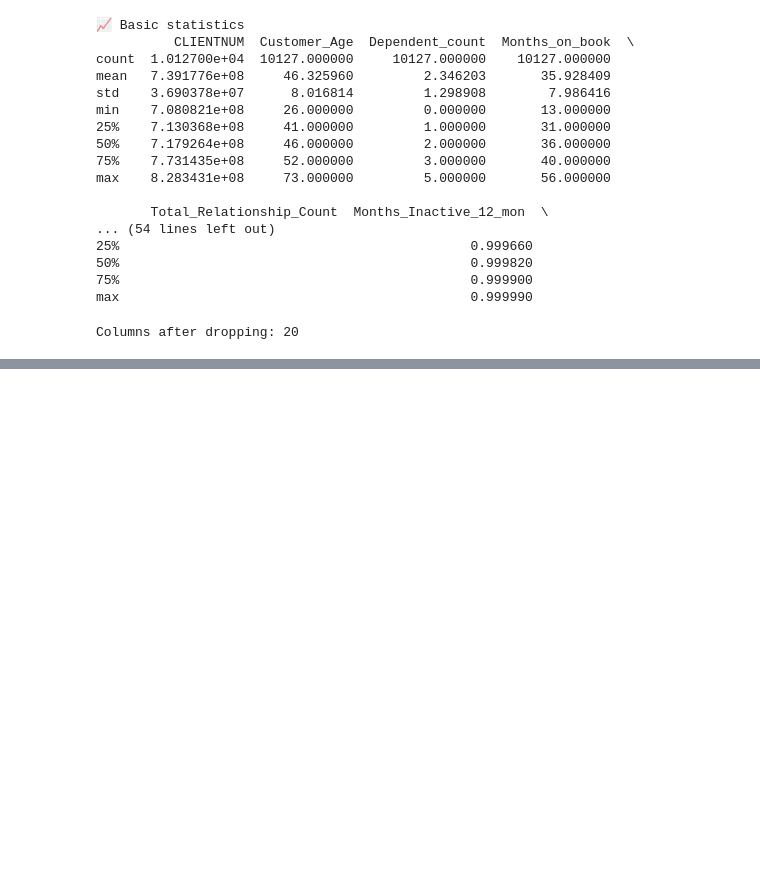
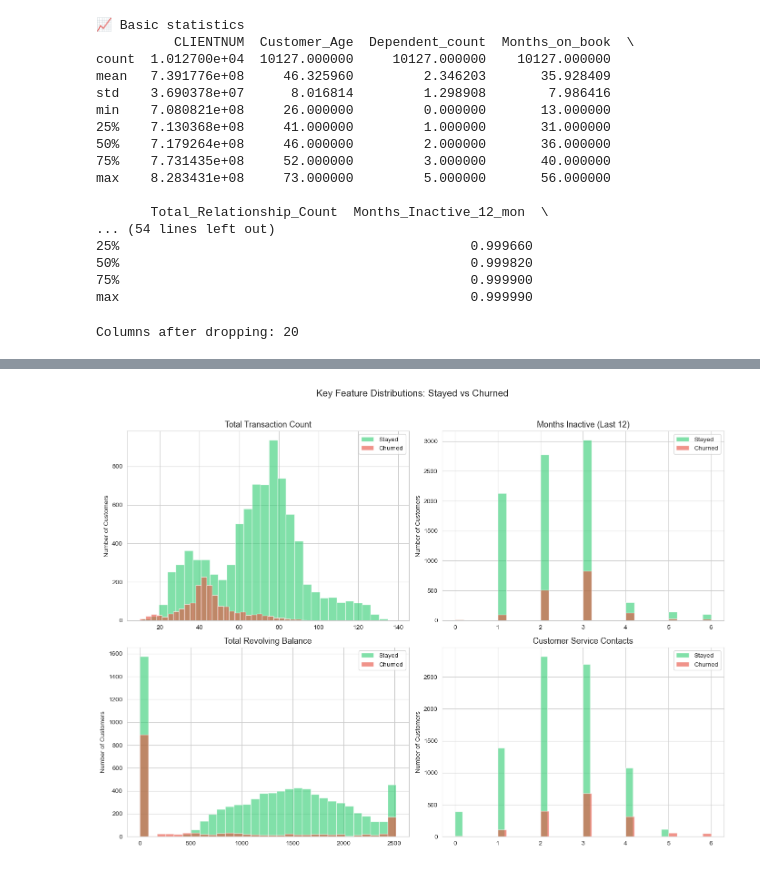
Before and after one commit to Shruusharma/Customer-churn-prediction, a Jupyter notebook: Churn_project.ipynb, the cells around one changed output, grey strips where cells are left out. Cells and saved outputs as stored; diff of their text form; code cells hidden in the pictures; blank space fills up the shorter version.

```diff
--- a/Churn_project.ipynb
+++ b/Churn_project.ipynb
@@ -97,0 +181,32 @@ Columns after dropping: 20
+# %%
+# ─── CHART 2: Key Features vs Churn ────────────────────────
+# These 4 features are the strongest churn predictors
+# Let's visually confirm WHY
+
+fig, axes = plt.subplots(2, 2, figsize = (14, 10))
+
+features = [
+    ("Total_Trans_Ct",         "Total Transaction Count"),
+    ("Months_Inactive_12_mon", "Months Inactive (Last 12)"),
+    ("Total_Revolving_Bal",    "Total Revolving Balance"),
+    ("Contacts_Count_12_mon",   "Customer Service Contacts")
+    ]
+
+for ax, (col, title) in zip(axes.flat, features):
+    # Plot distribution for churned vs not churned
+    df[df["Attrition_Flag"] == 0][col].hist(
+        ax=ax, alpha = 0.6, color = "#2ecc71", label = "Stayed", bins = 30)
+
+    df[df["Attrition_Flag"] == 1][col].hist(
+        ax=ax, alpha = 0.6, color = "#e74c3c", label = "Churned", bins = 30)
+    ax.set_title(title, fontsize = 13)
+    ax.legend()
+    ax.set_ylabel("Number of Customers")
+
+plt.suptitle("Key Feature Distributions: Stayed vs Churned",
+             fontsize = 15, y = 1.02)
+plt.tight_layout()
+plt.savefig("feature_distributions.png", dpi=150, bbox_inches="tight")
+plt.show()
+# %% [output]
+[figure, added]
```
Also changed, not shown: parts of 6 cells of this notebook, 2 other files.
